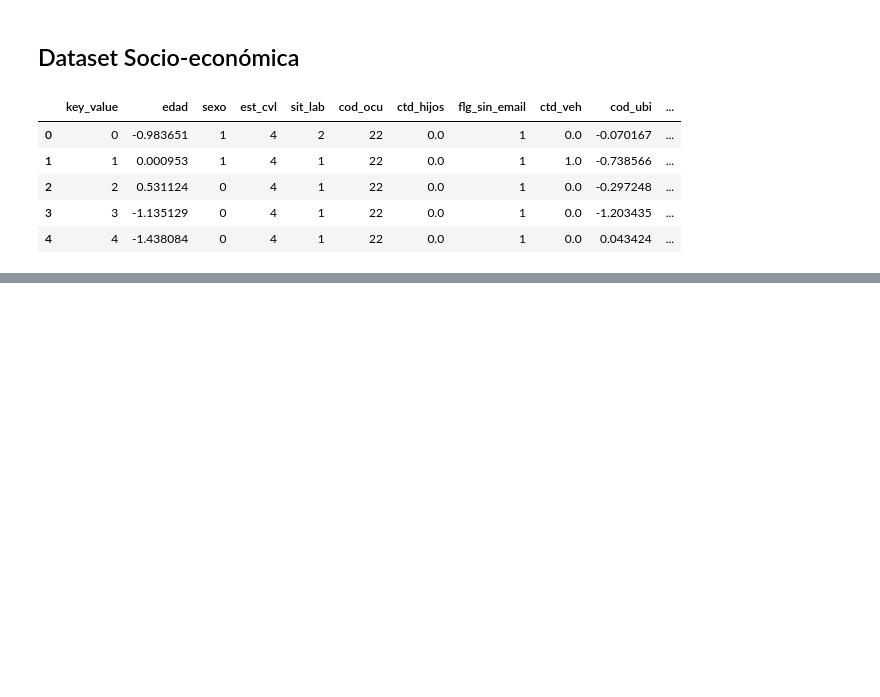
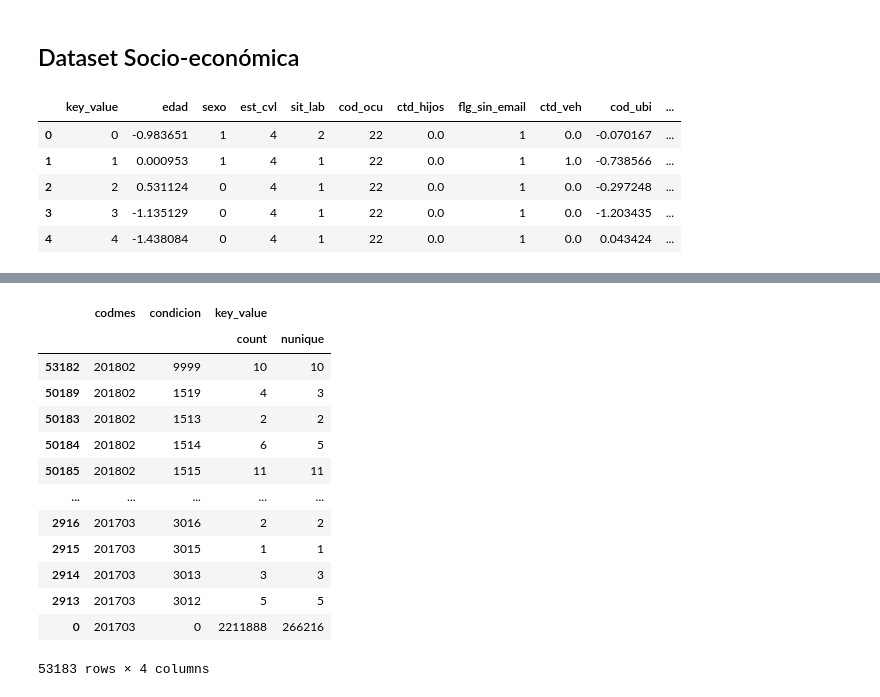
Before and after one commit to mlaricobar/solution-datathon-interbank-2020, a Jupyter notebook: [01] EDA - Datasets.ipynb, the cells around one changed output, grey strips where cells are left out. Cells and saved outputs as stored; diff of their text form; code cells hidden in the pictures; blank space fills up the shorter version.

```diff
--- a/[01] EDA - Datasets.ipynb
+++ b/[01] EDA - Datasets.ipynb
@@ -90,0 +201,17 @@ files.download('pfe_se_test.html')
+# %%
+df_rcc_train.groupby(["codmes", "condicion"], as_index=False).agg({"key_value": ["count", "nunique"]}).sort_values(by="codmes", ascending=False)
+# %% [output]
+|  | codmes | condicion | key_value |  |
+|  |  |  | count | nunique |
+| 53182 | 201802 | 9999 | 10 | 10 |
+| 50189 | 201802 | 1519 | 4 | 3 |
+| 50183 | 201802 | 1513 | 2 | 2 |
+| 50184 | 201802 | 1514 | 6 | 5 |
+| 50185 | 201802 | 1515 | 11 | 11 |
+| ... | ... | ... | ... | ... |
+| 2916 | 201703 | 3016 | 2 | 2 |
+| 2915 | 201703 | 3015 | 1 | 1 |
+| 2914 | 201703 | 3013 | 3 | 3 |
+| 2913 | 201703 | 3012 | 5 | 5 |
+| 0 | 201703 | 0 | 2211888 | 266216 |
+53183 rows × 4 columns
```
Also changed, not shown: parts of 29 cells of this notebook.
